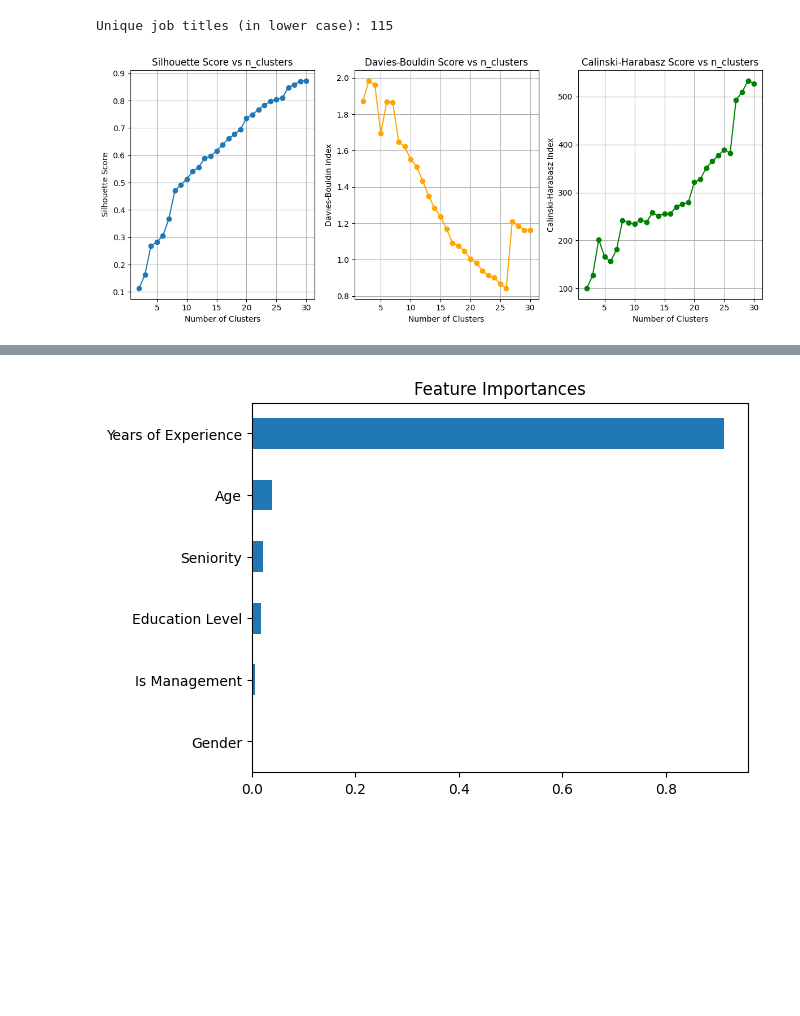
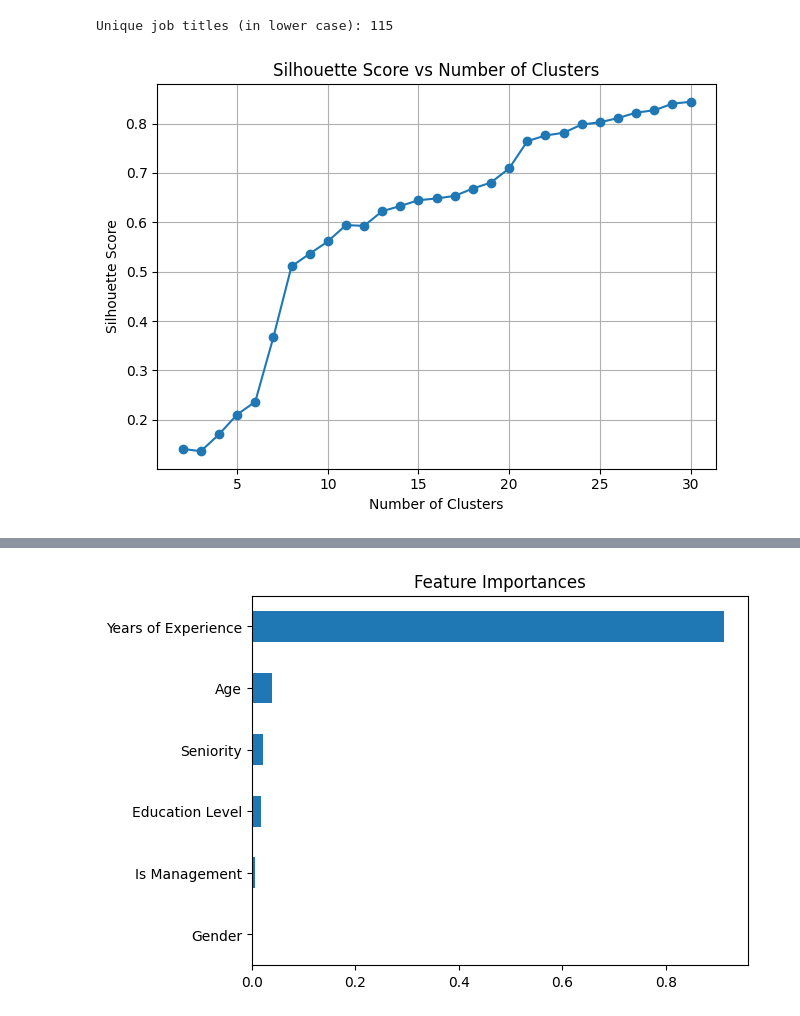
Before and after one commit to fedelimattia/O-ML-Project, a Jupyter notebook: notebook.ipynb, the cells around one changed output, grey strips where cells are left out. Drawn from its saved outputs; the diff is of its cells as text; code cells hidden in the pictures; blank space fills up the shorter version.

```diff
--- a/notebook.ipynb
+++ b/notebook.ipynb
@@ -461,54 +462,32 @@ print("\nUnique job titles (in lower case):", df_clean['Job Title'].str.lower().
 # %% [output]
 Unique job titles (in lower case): 115
 # %%
-from sklearn.metrics import silhouette_score, davies_bouldin_score
-import matplotlib.pyplot as plt
-from sklearn.feature_extraction.text import TfidfVectorizer
-from sklearn.cluster import KMeans
-from sklearn.metrics import silhouette_score
-from sklearn.metrics import calinski_harabasz_score
+
+
+# 1. Get unique job titles (lowercased)
+job_titles = df_clean["Job Title"].str.lower().tolist()
+
+# 2. TF-IDF + clustering
+vectorizer = TfidfVectorizer(stop_words="english", ngram_range=(1, 1))
+X = vectorizer.fit_transform(job_titles)
 
 range_n_clusters = range(2, 31)
 sil_scores = []
-ch_scores = []
-db_scores = []
 
 for n in range_n_clusters:
     kmeans = KMeans(n_clusters=n, random_state=42)
     labels = kmeans.fit_predict(X)
 
-    sil = silhouette_score(X, labels)
-    db = davies_bouldin_score(X.toarray(), labels)
-    ch = calinski_harabasz_score(X.toarray(), labels)
-    sil_scores.append(sil)
-    db_scores.append(db)
-    ch_scores.append(ch)
+    sil_scores.append(silhouette_score(X, labels))
 
 # Plot
-plt.figure(figsize=(12, 5))
-
-plt.subplot(1, 3, 1)
 plt.plot(range_n_clusters, sil_scores, marker='o')
-plt.title("Silhouette Score vs n_clusters")
+plt.title("Silhouette Score vs Number of Clusters")
 plt.xlabel("Number of Clusters")
 plt.ylabel("Silhouette Score")
 plt.grid(True)
-
-plt.subplot(1, 3, 2)
-plt.plot(range_n_clusters, db_scores, marker='o', color='orange')
-plt.title("Davies-Bouldin Score vs n_clusters")
-plt.xlabel("Number of Clusters")
-plt.ylabel("Davies-Bouldin Index")
-plt.grid(True)
-
-plt.subplot(1, 3, 3)
-plt.plot(range_n_clusters, ch_scores, marker='o', color='green')
-plt.title("Calinski-Harabasz Score vs n_clusters")
-plt.xlabel("Number of Clusters")
-plt.ylabel("Calinski-Harabasz Index")
-plt.grid(True)
-
+plt.savefig("silhouette_score.svg")
 plt.tight_layout()
 plt.show()
 # %% [output]
-[figure, old version]
+[figure, new version]
```
Also changed, not shown: parts of 11 cells of this notebook, 7 other files.
